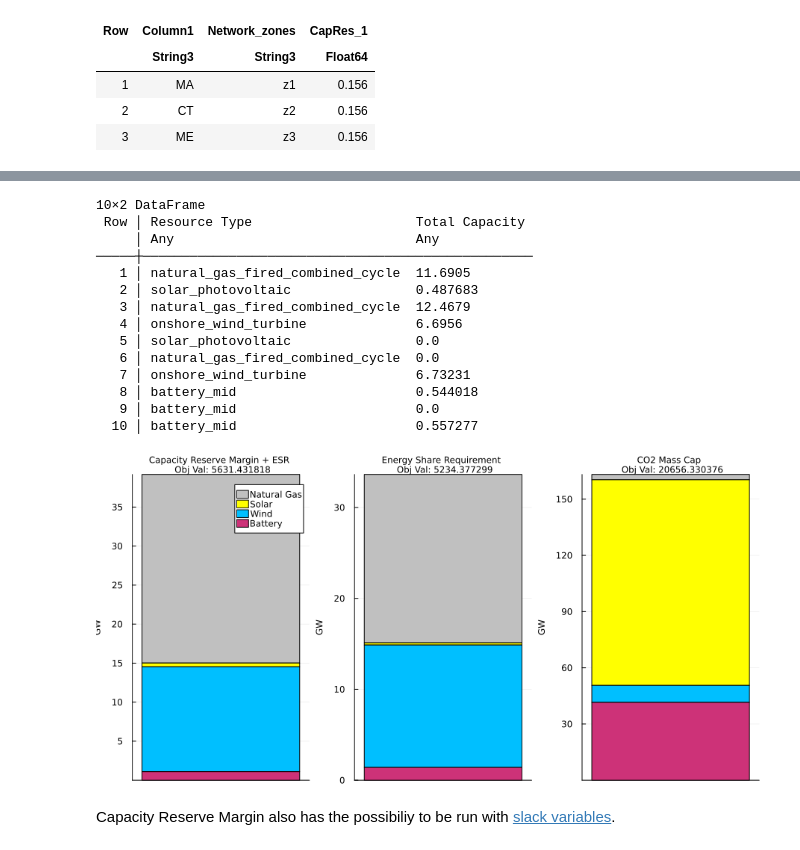
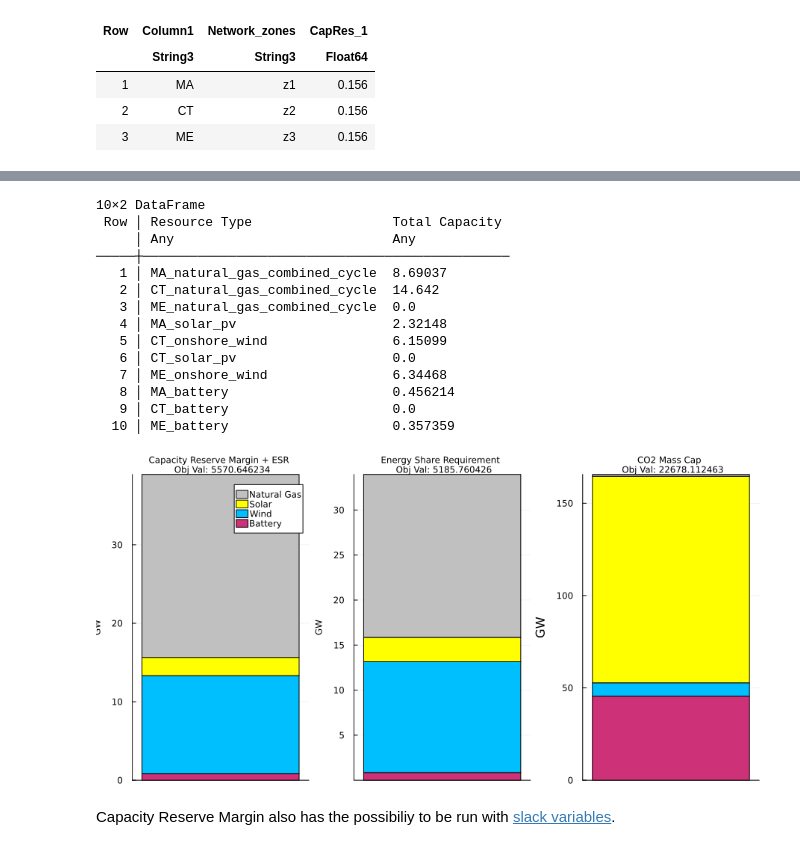
Before and after one commit to GenXProject/GenX-Tutorials, a Jupyter notebook: Tutorials/Tutorial_7_Setup.ipynb, the cells around one changed output, grey strips where cells are left out. Saved outputs shown, nothing was run; the diff lists cells and outputs as text; code cells hidden in the pictures.

```diff
--- a/Tutorials/Tutorial_7_Setup.ipynb
+++ b/Tutorials/Tutorial_7_Setup.ipynb
@@ -26,6 +28,8 @@ using DataFrames
 # %%
-case = joinpath("Example_Systems_Tutorials/SmallNewEngland/ThreeZones")
+case = joinpath("example_systems/1_three_zones")
+
 genx_settings = GenX.get_settings_path(case, "genx_settings.yml");
-setup = GenX.configure_settings(genx_settings)
+writeoutput_settings = GenX.get_settings_path(case, "output_settings.yml")
+setup = GenX.configure_settings(genx_settings,writeoutput_settings)
 # %% [output]
 Configuring Settings
@@ -208,5 +236,5 @@ Each element corresponds to the MW value of the node in the grid. In `ThreeZones
 # %%
-RT = inputs["dfGen"][:,:Resource_Type];
-DataFrame([RT totCap_base],["Resource Type","Total Capacity"])
+RT = inputs["RESOURCE_NAMES"];
+DataFrame([RT totCap_base],["Resource","Total Capacity"])
 # %% [output]
 10×2 DataFrame
@@ -299,7 +343,7 @@ Names registered in the model: cCO2Emissions_systemwide, cMaxCap, cMaxCapEnergy,
 # %%
 totCap2 = value.(EP2[:eTotalCap])
-totCapB2 = [totCap2[1] + totCap2[3] + totCap2[6], totCap2[2] + totCap2[5],
-    totCap2[4] + totCap2[7], totCap2[8] + totCap2[9] + totCap2[10]]
+totCapB2 = [totCap2[1] + totCap2[2] + totCap2[3], totCap2[4] + totCap2[6],
+    totCap2[5] + totCap2[7], totCap2[8] + totCap2[9] + totCap2[10]]
 
 DataFrame([RT totCap2],["Resource Type","Total Capacity"])
 # %% [output]
@@ -724,8 +881,8 @@ Names registered in the model: cESRShare, cMaxCap, cMaxCapEnergy, cMaxCapEnergyD
 # %%
 totCap7 = value.(EP7[:eTotalCap])
 
-totCapB7 = [totCap7[1] + totCap7[3] + totCap7[6], totCap7[2] + totCap7[5],
-    totCap7[4] + totCap7[7], totCap7[8] + totCap7[9] + totCap7[10]]
+totCapB7 = [totCap7[1] + totCap7[2] + totCap7[3], totCap7[4] + totCap7[6],
+    totCap7[5] + totCap7[7], totCap7[8] + totCap7[9] + totCap7[10]]
 
 println(DataFrame([RT totCap7],["Resource Type","Total Capacity"]))
 println(" ")
@@ -805,33 +986,33 @@ Names registered in the model: cCapacityResMargin, cESRShare, cMaxCap, cMaxCapEn
 # %%
 totCap8 = value.(EP8[:eTotalCap])
 
-totCapB8 = [totCap8[1] + totCap8[3] + totCap8[6], totCap8[2] + totCap8[5],
-    totCap8[4] + totCap8[7], totCap8[8] + totCap8[9] + totCap8[10]]
+totCapB8 = [totCap8[1] + totCap8[2] + totCap8[3], totCap8[4] + totCap8[6],
+    totCap8[5] + totCap8[7], totCap8[8] + totCap8[9] + totCap8[10]]
 
 println(DataFrame([RT totCap8],["Resource Type","Total Capacity"]))
 println(" ")
 
 G8 = groupedbar(transpose(totCapB8), bar_position = :stack, bar_width=.7,size=(500,450), xticks=[ ],ylabel="GW",
         labels=["Natural Gas" "Solar" "Wind" "Battery"],color=colors,
         title="Capacity Reserve Margin + ESR \n Obj Val: $(round(objective_value(EP8),digits=6))",ylabelfontsize=8)
 
 plot(G8,G7,G2,size=(900,450), titlefontsize=8,layout=(1,3))
 # %% [output]
 10×2 DataFrame
- Row │ Resource Type                     Total Capacity
-     │ Any                               Any
-─────┼──────────────────────────────────────────────────
-   1 │ natural_gas_fired_combined_cycle  11.6905
-   2 │ solar_photovoltaic                0.487683
-   3 │ natural_gas_fired_combined_cycle  12.4679
-   4 │ onshore_wind_turbine              6.6956
-   5 │ solar_photovoltaic                0.0
-   6 │ natural_gas_fired_combined_cycle  0.0
-   7 │ onshore_wind_turbine              6.73231
-   8 │ battery_mid                       0.544018
-   9 │ battery_mid                       0.0
-  10 │ battery_mid                       0.557277
+ Row │ Resource Type                  Total Capacity
+     │ Any                            Any
+─────┼───────────────────────────────────────────────
+   1 │ MA_natural_gas_combined_cycle  8.69037
+   2 │ CT_natural_gas_combined_cycle  14.642
+   3 │ ME_natural_gas_combined_cycle  0.0
+   4 │ MA_solar_pv                    2.32148
+   5 │ CT_onshore_wind                6.15099
+   6 │ CT_solar_pv                    0.0
+   7 │ ME_onshore_wind                6.34468
+   8 │ MA_battery                     0.456214
+   9 │ CT_battery                     0.0
+  10 │ ME_battery                     0.357359
-[figure, old version]
+[figure, new version]
 # %% [markdown]
 Capacity Reserve Margin also has the possibiliy to be run with <a href="https://genxproject.github.io/GenX/dev/slack_variables_overview/#Policy-Slack-Variables" target="_blank">slack variables</a>.
 # %% [markdown]
```
Also changed, not shown: parts of 50 cells of this notebook, 14 other files.
